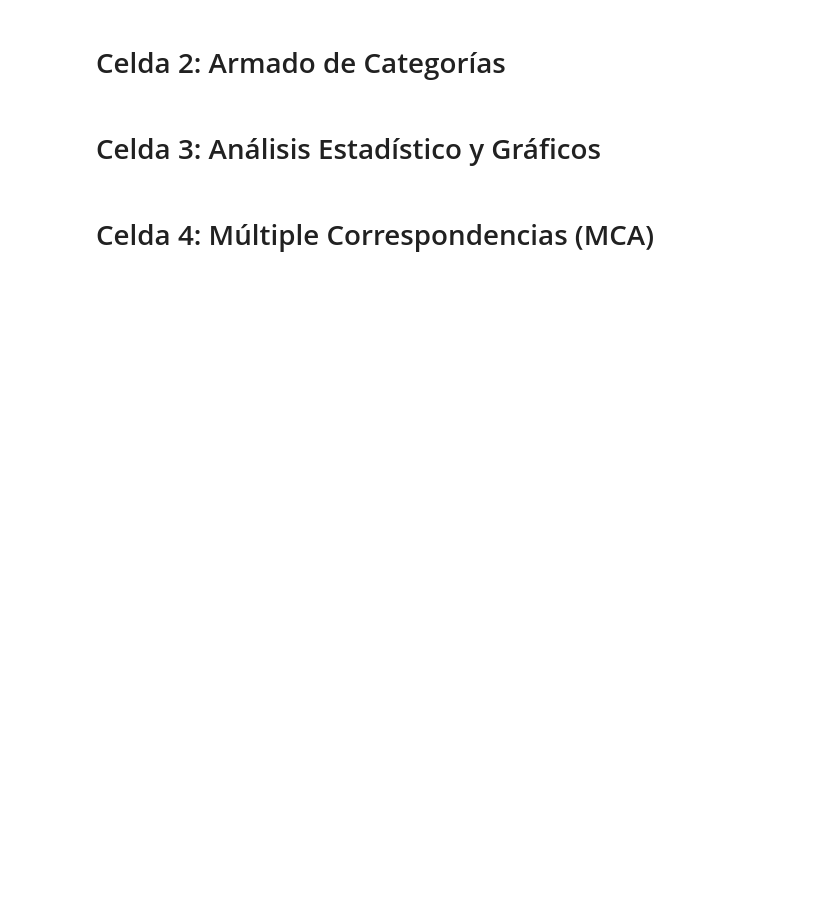
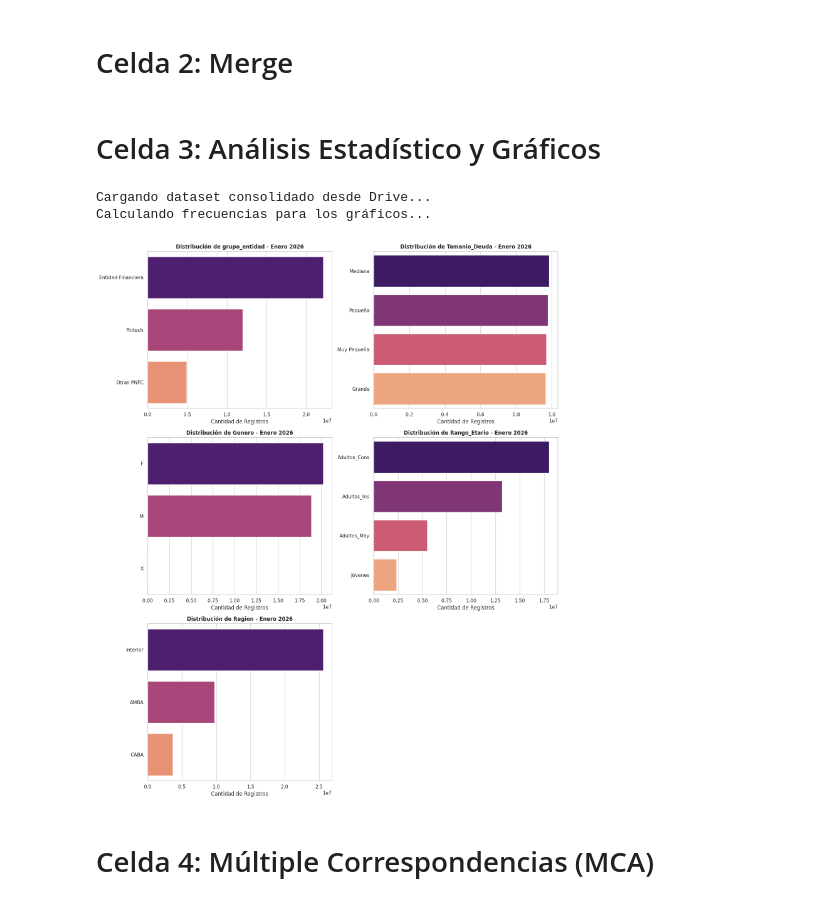
Before and after one commit to tobiasllop/Tesis, a Jupyter notebook: Parte_B_1.ipynb, the cells around one changed output. Saved outputs shown, nothing was run; the diff lists cells and outputs as text; code cells hidden in the pictures; blank space fills up the shorter version.

```diff
--- a/Parte_B_1.ipynb
+++ b/Parte_B_1.ipynb
@@ -130,2 +129,2 @@ Cargando padrón...
 # %% [markdown]
-# Celda 2: Armado de Categorías
+# Celda 2: Merge
@@ -164,21 +188,52 @@ df_mca_2026 = df_2026[cols_categoricas].dropna()
 # %% [markdown]
 # Celda 3: Análisis Estadístico y Gráficos
-# %%
-# Gráficos de barras para ver las proporciones
-sns.set_theme(style="whitegrid")
-fig, axes = plt.subplots(3, 2, figsize=(15, 15))
-axes = axes.flatten()
-
-for i, col in enumerate(cols_categoricas):
-    sns.countplot(y=col, data=df_mca_2026, order=df_mca_2026[col].value_counts().index,
-                  ax=axes[i], palette='magma')
-    axes[i].set_title(f'Distribución de {col} - Enero 2026', fontsize=12, fontweight='bold')
-    axes[i].set_xlabel('Cantidad de Deudas')
-    axes[i].set_ylabel('')
-
-# Ocultar el último gráfico vacío si hay impares
-fig.delaxes(axes[5])
-plt.tight_layout()
-plt.show()
+# %%
+import pandas as pd
+import matplotlib.pyplot as plt
+import seaborn as sns
+import os
+
+ruta_mca_final = '/content/drive/MyDrive/Tesis2026/df_mca_2026_final.parquet'
+
+# Verificar y cargar el dataset si no está en memoria
+if 'df_mca_2026' not in locals():
+    if os.path.exists(ruta_mca_final):
+        print("Cargando dataset consolidado desde Drive...")
+        df_mca_2026 = pd.read_parquet(ruta_mca_final)
+    else:
+        print("Error: No se encontró el archivo consolidado en Drive. Por favor ejecuta la celda de Merge (Jr3KARMBXJEX) primero.")
+
+if 'df_mca_2026' in locals():
+    # Definir columnas para el análisis
+    cols_categoricas = ['grupo_entidad', 'Tamanio_Deuda', 'Genero', 'Rango_Etario', 'Region']
+
+    # Configuración de estilo
+    sns.set_theme(style='whitegrid')
+    fig, axes = plt.subplots(3, 2, figsize=(15, 18))
+    axes = axes.flatten()
+
+    print("Calculando frecuencias para los gráficos...")
+
+    for i, col in enumerate(cols_categoricas):
+        # OPTIMIZACIÓN: Calculamos frecuencias para no saturar RAM graficando filas crudas
+        counts = df_mca_2026[col].value_counts().reset_index()
+        counts.columns = [col, 'count']
+
+        sns.barplot(y=col, x='count', data=counts,
+                    ax=axes[i], palette='magma', hue=col, legend=False)
+
+        axes[i].set_title(f'Distribución de {col} - Enero 2026', fontsize=12, fontweight='bold')
+        axes[i].set_xlabel('Cantidad de Registros')
+        axes[i].set_ylabel('')
+
+    if len(axes) > len(cols_categoricas):
+        fig.delaxes(axes[5])
+
+    plt.tight_layout()
+    plt.show()
+# %% [output]
+Cargando dataset consolidado desde Drive...
+Calculando frecuencias para los gráficos...
+[figure, added]
 # %% [markdown]
 # Celda 4: Múltiple Correspondencias (MCA)
```
Also changed, not shown: parts of 13 cells of this notebook.
